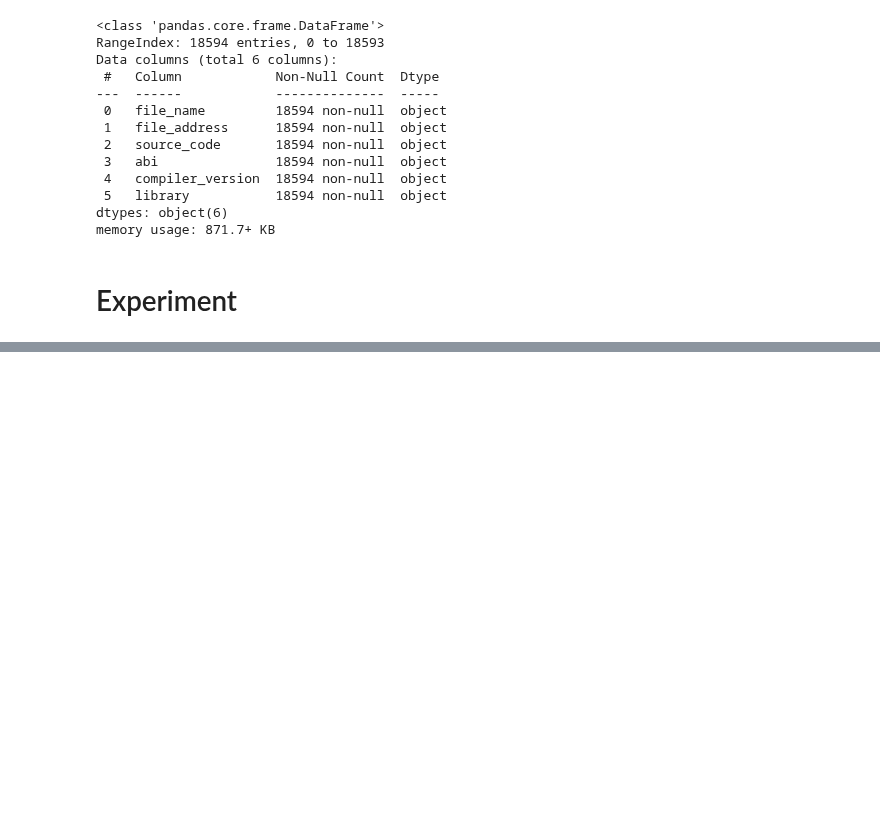
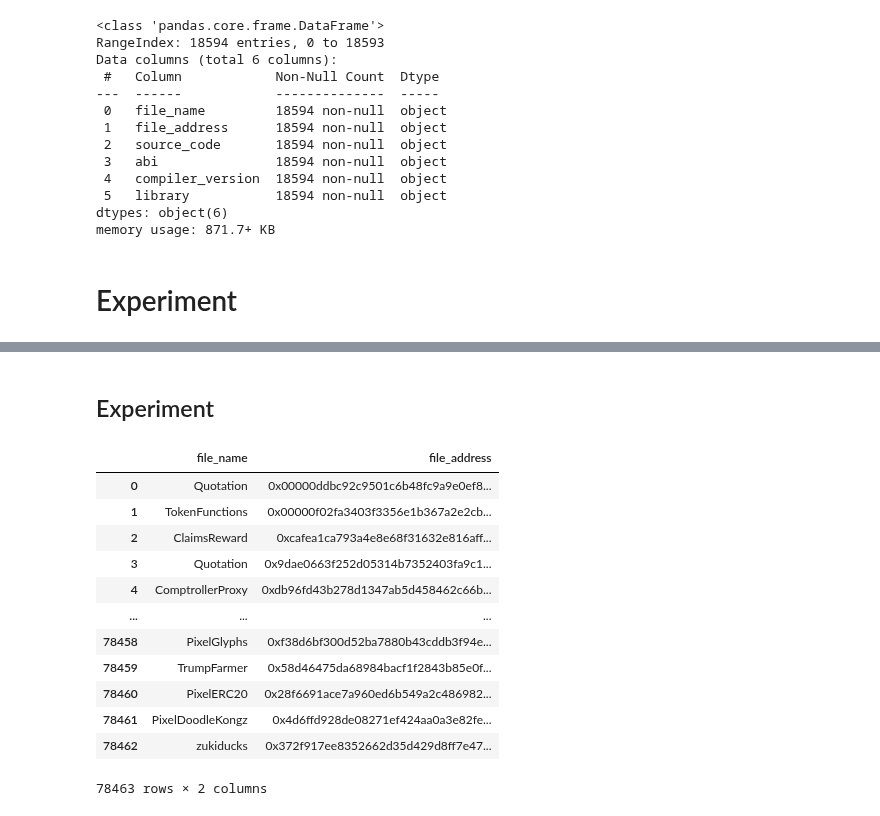
Before and after one commit to echodrift/code-generation, a Jupyter notebook: codegen.ipynb, the cells around one changed output, grey strips where cells are left out. Saved outputs shown, nothing was run; the diff lists cells and outputs as text; code cells hidden in the pictures; blank space fills up the shorter version.

```diff
--- a/codegen.ipynb
+++ b/codegen.ipynb
@@ -118,0 +103,20 @@ test_data.to_parquet("./data/data/test_data.parquet", engine="fastparquet")
+# %% [markdown]
+## Experiment
+# %%
+train = train_data[["file_name", "file_address"]].value_counts().reset_index(name="count")[["file_name", "file_address"]]
+# %%
+train
+# %% [output]
+|  | file_name | file_address |
+| 0 | Quotation | 0x00000ddbc92c9501c6b48fc9a9e0ef8... |
+| 1 | TokenFunctions | 0x00000f02fa3403f3356e1b367a2e2cb... |
+| 2 | ClaimsReward | 0xcafea1ca793a4e8e68f31632e816aff... |
+| 3 | Quotation | 0x9dae0663f252d05314b7352403fa9c1... |
+| 4 | ComptrollerProxy | 0xdb96fd43b278d1347ab5d458462c66b... |
+| ... | ... | ... |
+| 78458 | PixelGlyphs | 0xf38d6bf300d52ba7880b43cddb3f94e... |
+| 78459 | TrumpFarmer | 0x58d46475da68984bacf1f2843b85e0f... |
+| 78460 | PixelERC20 | 0x28f6691ace7a960ed6b549a2c486982... |
+| 78461 | PixelDoodleKongz | 0x4d6ffd928de08271ef424aa0a3e82fe... |
+| 78462 | zukiducks | 0x372f917ee8352662d35d429d8ff7e47... |
+78463 rows × 2 columns
```
Also changed, not shown: parts of 32 cells of this notebook, 6 other files.
